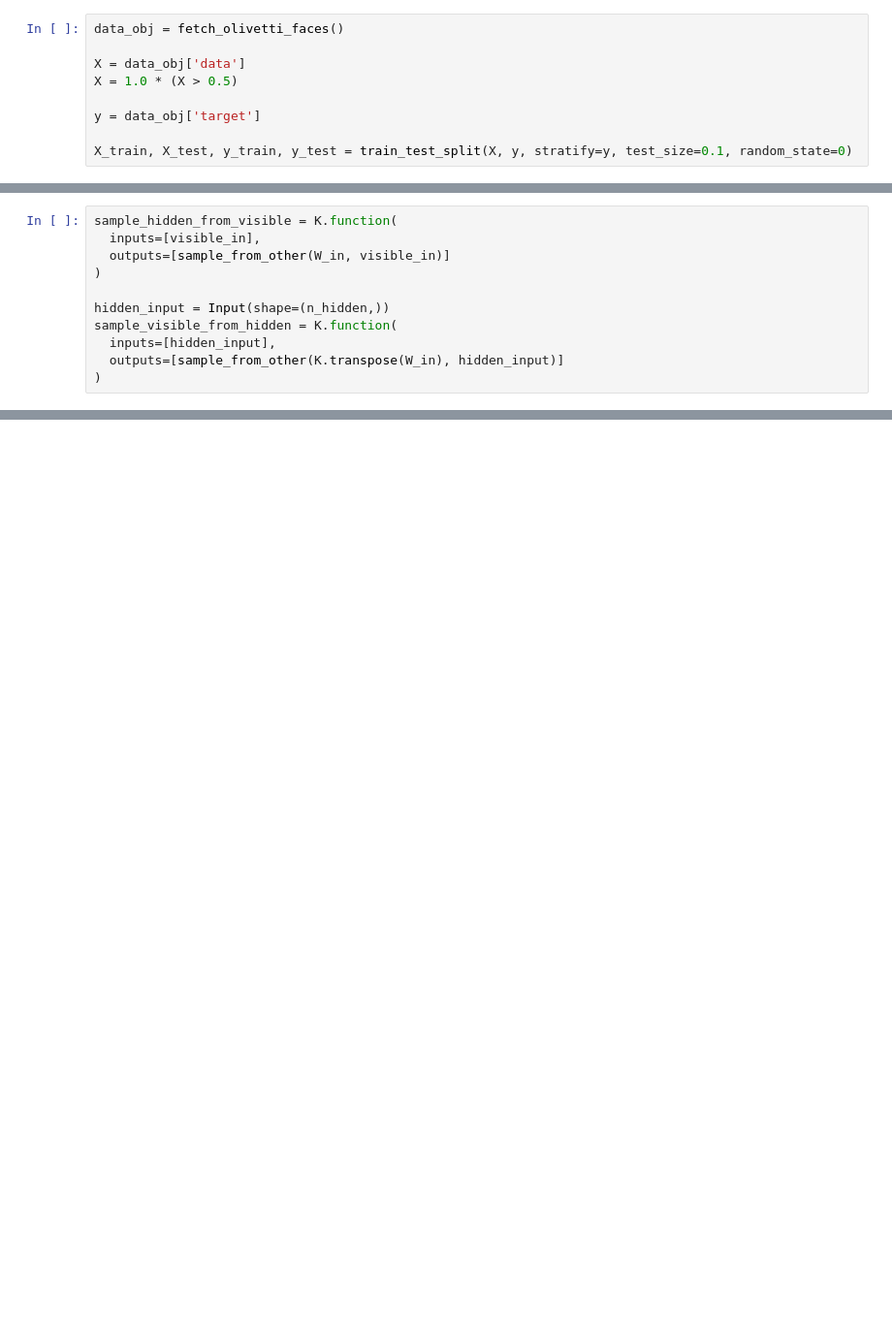
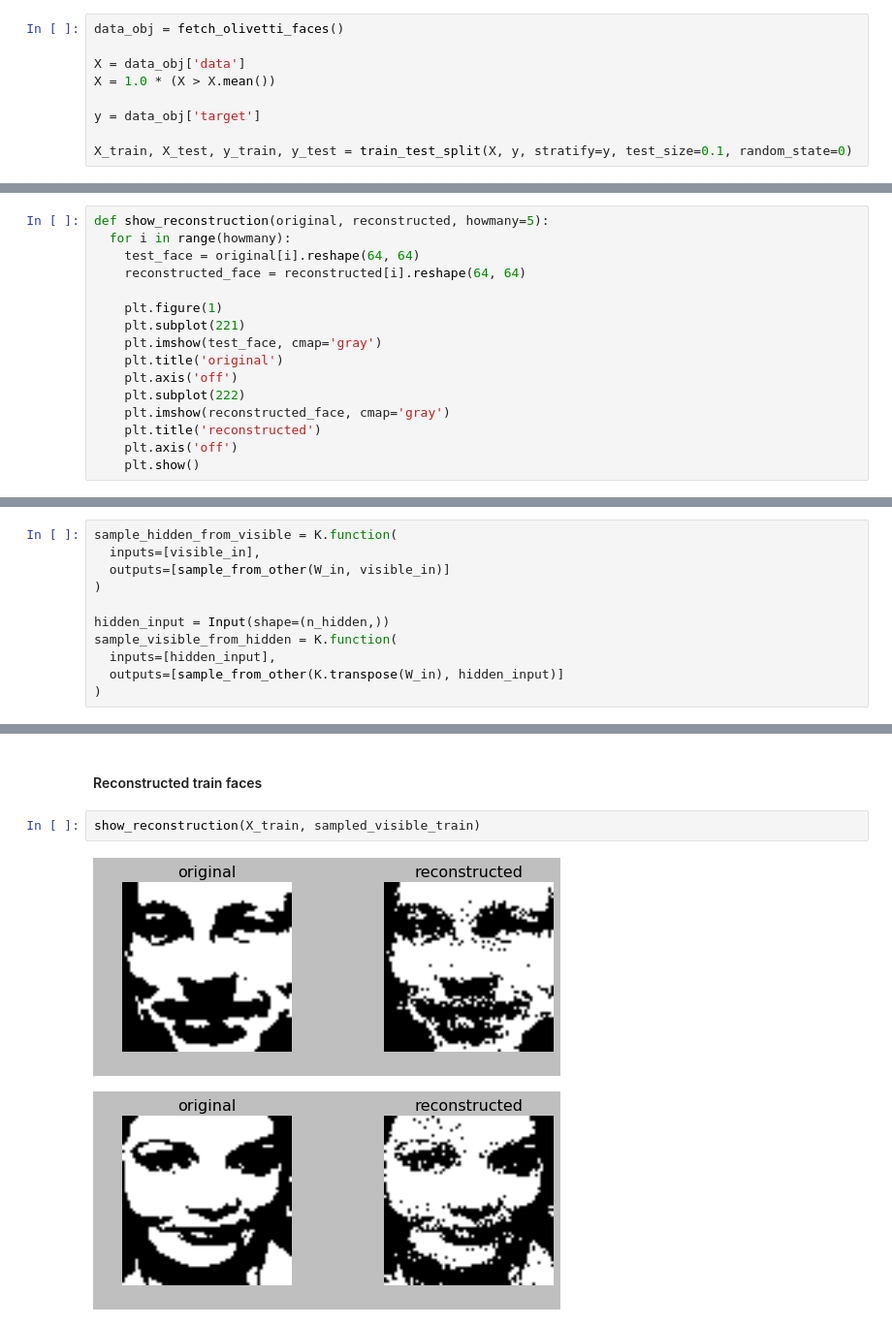
Before and after one commit to lambdaofgod/examples-counterexamples, a Jupyter notebook: notebooks/neural_nets/RBM_Keras.ipynb, the cells around one changed output, grey strips where cells are left out. Shown at 97% size. Saved outputs shown, nothing was run; the diff lists cells and outputs as text; blank space fills up the shorter version.

Commit message:
added training faces reconstructions

```diff
--- a/notebooks/neural_nets/RBM_Keras.ipynb
+++ b/notebooks/neural_nets/RBM_Keras.ipynb
@@ -30,7 +31,7 @@ Using TensorFlow backend.
 data_obj = fetch_olivetti_faces()
 
 X = data_obj['data']
-X = 1.0 * (X > 0.5)
+X = 1.0 * (X > X.mean())
 
 y = data_obj['target']
 
@@ -105,0 +122,16 @@ def cd1(W, visible):
+# %%
+def show_reconstruction(original, reconstructed, howmany=5):
+  for i in range(howmany):
+    test_face = original[i].reshape(64, 64)
+    reconstructed_face = reconstructed[i].reshape(64, 64)
+
+    plt.figure(1)
+    plt.subplot(221)
+    plt.imshow(test_face, cmap='gray')
+    plt.title('original')
+    plt.axis('off')
+    plt.subplot(222)
+    plt.imshow(reconstructed_face, cmap='gray')
+    plt.title('reconstructed')
+    plt.axis('off')
+    plt.show()
@@ -205,0 +222,7 @@ for i in range(5):
+# %% [markdown]
+#### Reconstructed train faces
+# %%
+show_reconstruction(X_train, sampled_visible_train)
+# %% [output]
+[figure, added]
+[figure, added]
```
Also changed, not shown: parts of 17 cells of this notebook.
